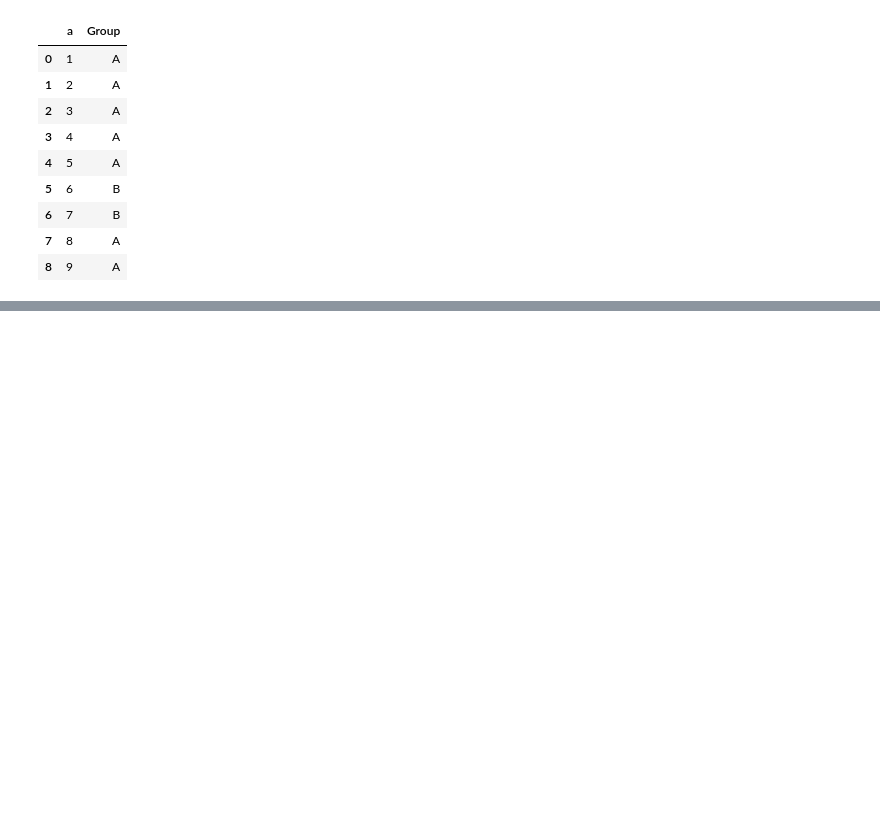
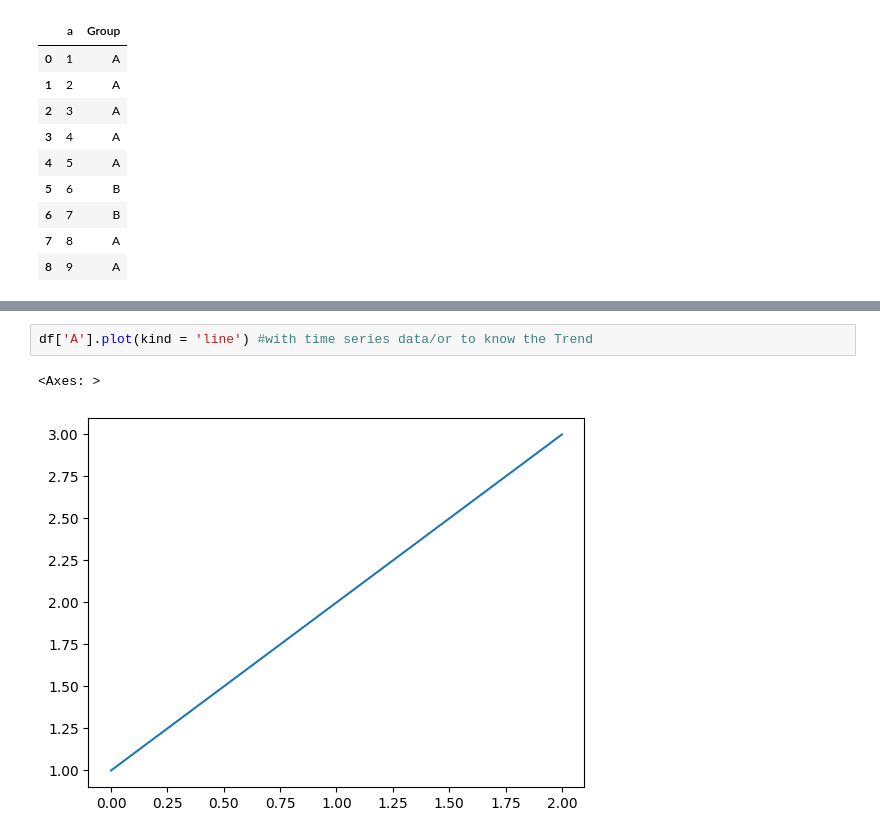
Before and after one commit to Vikash-Kumar-984/Python-Problems, a Jupyter notebook: Pandas/Pandas_Advance_4.ipynb, the cells around one changed output, grey strips where cells are left out. Saved outputs shown, nothing was run; the diff lists cells and outputs as text; blank space fills up the shorter version.

```diff
--- a/Pandas/Pandas_Advance_4.ipynb
+++ b/Pandas/Pandas_Advance_4.ipynb
@@ -334,0 +635,5 @@ Name: a, dtype: float64
+# %%
+df['A'].plot(kind = 'line') #with time series data/or to know the Trend
+# %% [output]
+<Axes: >
+[figure, added]
```
Also changed, not shown: parts of 43 cells of this notebook.
